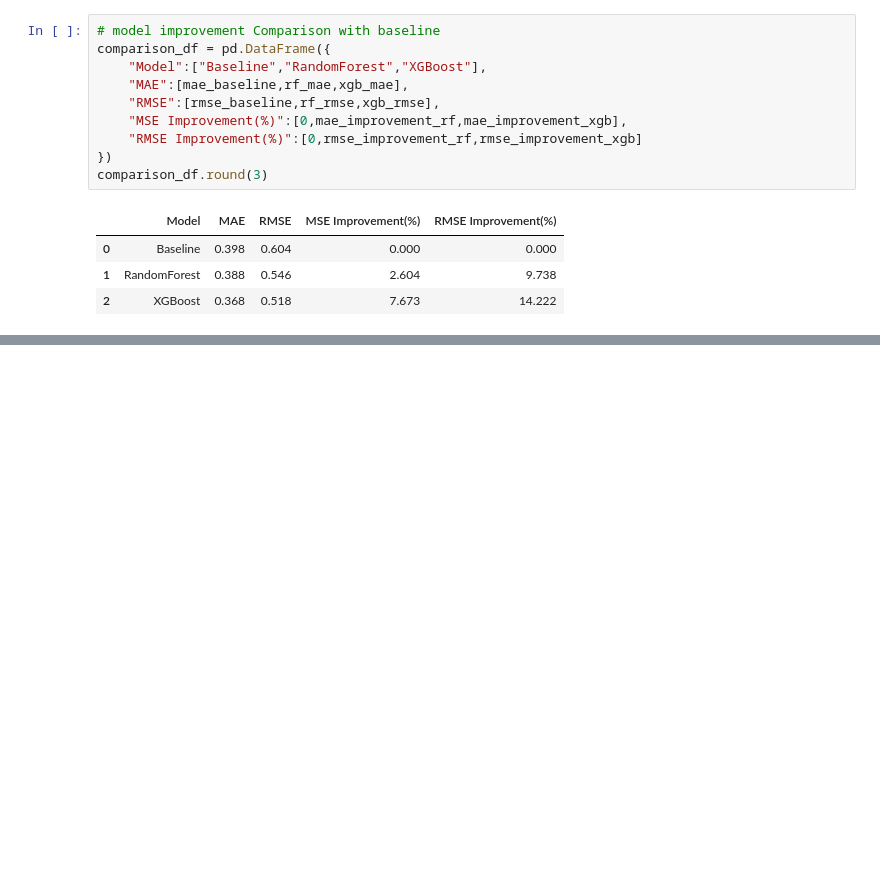
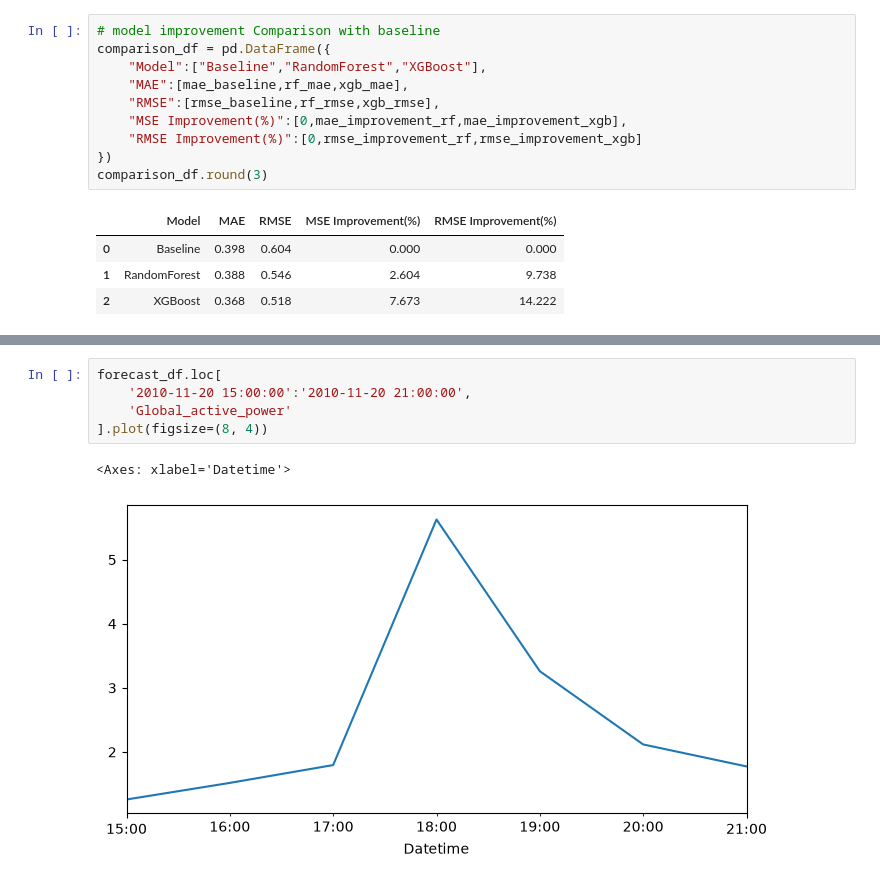
Before and after one commit to Shinoji24/explainable-household-electricity-forecasting, a Jupyter notebook: household_electricity_forecasting.ipynb, the cells around one changed output, grey strips where cells are left out. Saved outputs shown, nothing was run; the diff lists cells and outputs as text; blank space fills up the shorter version.

Commit message:
Completed forecast evaluation and error analysis

```diff
--- a/household_electricity_forecasting.ipynb
+++ b/household_electricity_forecasting.ipynb
@@ -1276,0 +1381,8 @@ comparison_df.round(3)
+# %%
+forecast_df.loc[
+    '2010-11-20 15:00:00':'2010-11-20 21:00:00',
+    'Global_active_power'
+].plot(figsize=(8, 4))
+# %% [output]
+<Axes: xlabel='Datetime'>
+[figure, added]
```
Also changed, not shown: parts of 20 cells of this notebook.
